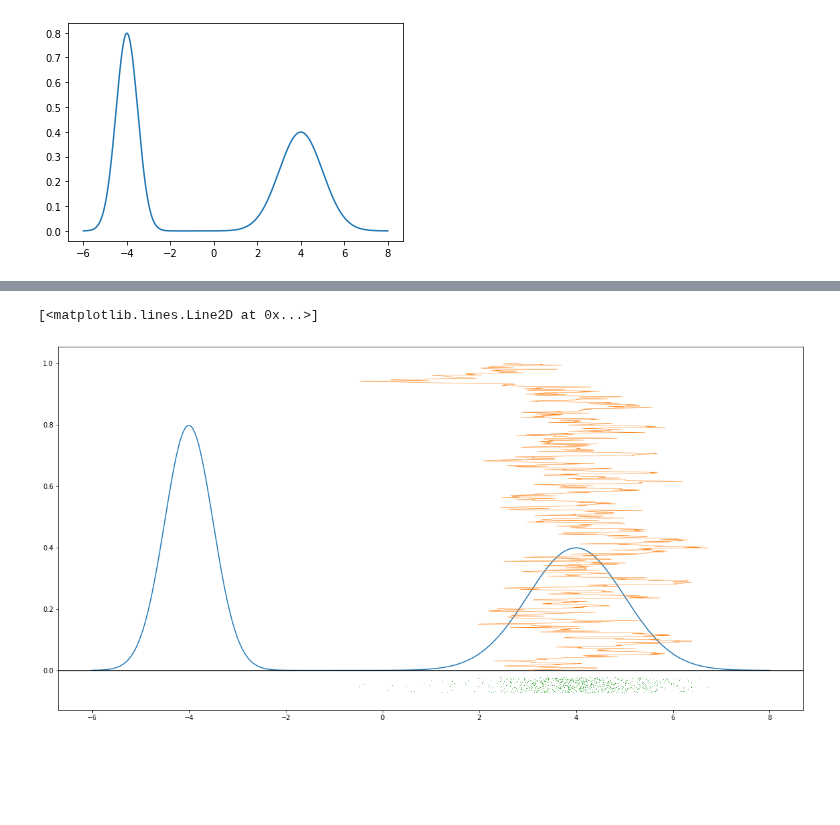
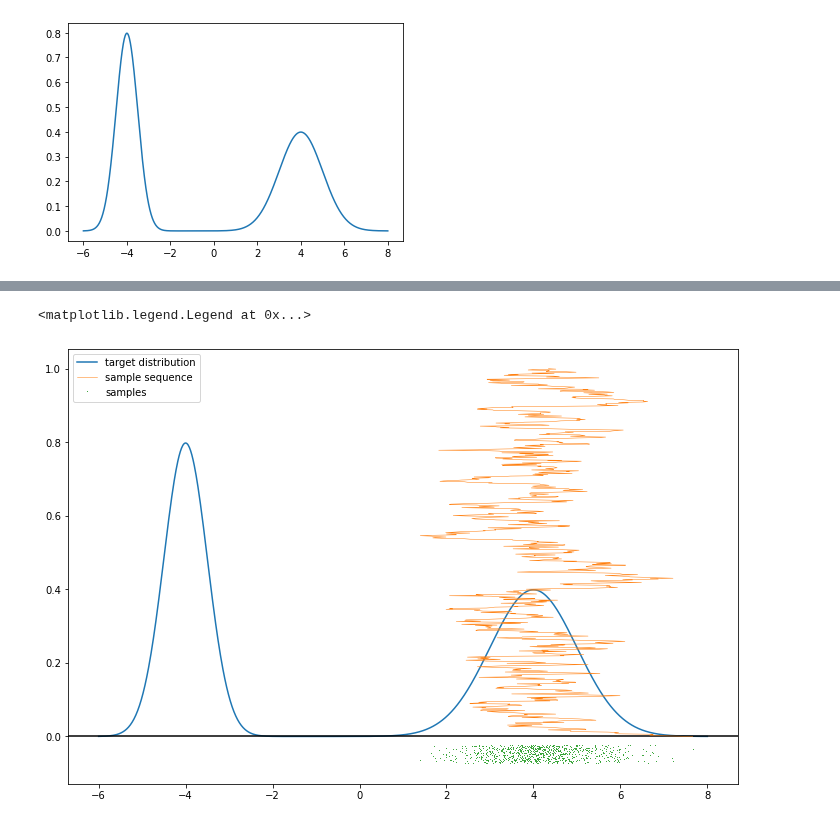
Before and after one commit to Inventrohyder/cs146, a Jupyter notebook: 13.2/notebook.ipynb, the cells around one changed output, grey strips where cells are left out. Cells and saved outputs as stored; diff of their text form; code cells hidden in the pictures; blank space fills up the shorter version.

Commit message:
✨ feat: add a legend

```diff
--- a/13.2/notebook.ipynb
+++ b/13.2/notebook.ipynb
@@ -35,11 +35,12 @@ for t in range(1000):
         accepted.append(x_star)
         point_x = x_star
 # %%
-plt.figure(figsize=(20,10))
-plt.plot(x, p_function(x))
+plt.figure(figsize=(12,8))
+plt.plot(x, p_function(x), label="target distribution")
 plt.axhline(0, c="black")
-plt.plot(accepted, np.linspace(0, 1, len(accepted)), linewidth=0.5)
-plt.plot(accepted, sts.uniform.rvs(loc=-0.075, scale=0.05, size=len(accepted)), ',', alpha=0.9)
+plt.plot(accepted, np.linspace(0, 1, len(accepted)), linewidth=0.5, label="sample sequence")
+plt.plot(accepted, sts.uniform.rvs(loc=-0.075, scale=0.05, size=len(accepted)), ',', alpha=0.9, label="samples")
+plt.legend()
 # %% [output]
-[<matplotlib.lines.Line2D at 0x...>]
+<matplotlib.legend.Legend at 0x...>
-[figure, old version]
+[figure, new version]
```
Also changed, not shown: parts of 1 cell of this notebook.
